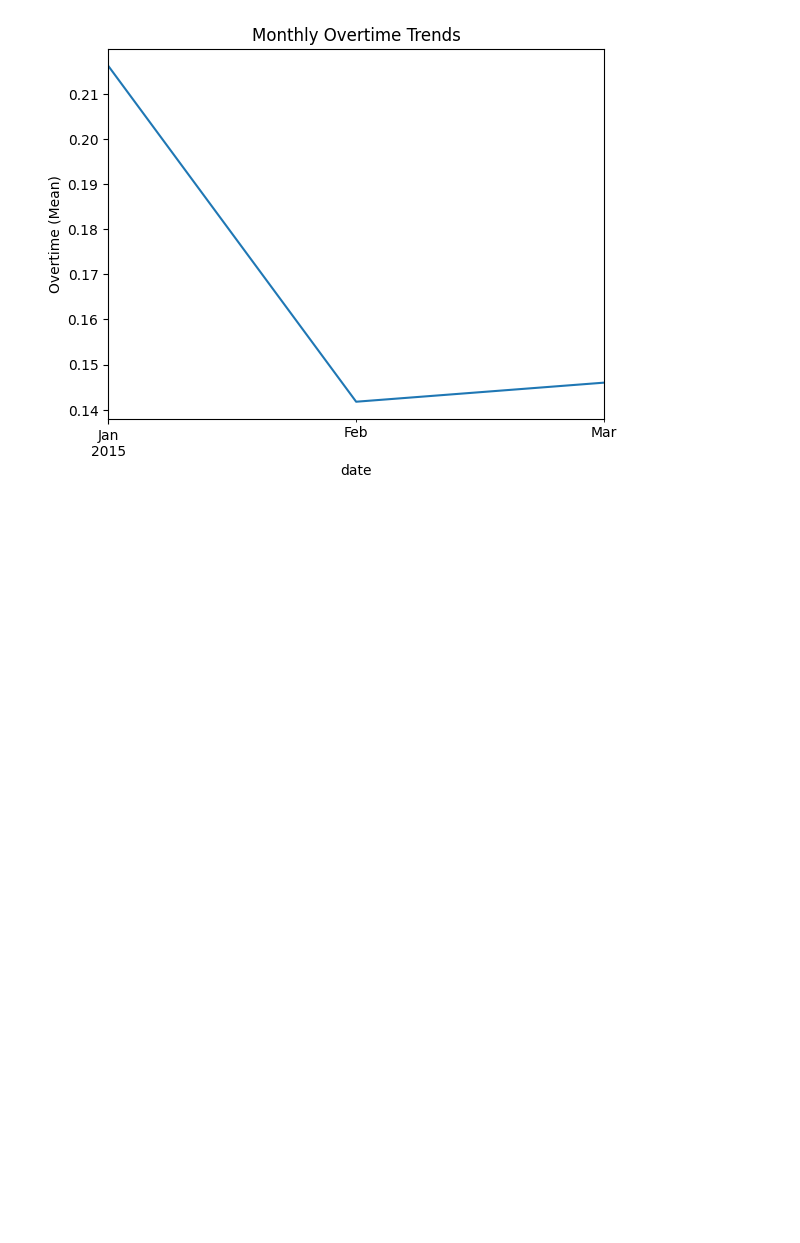
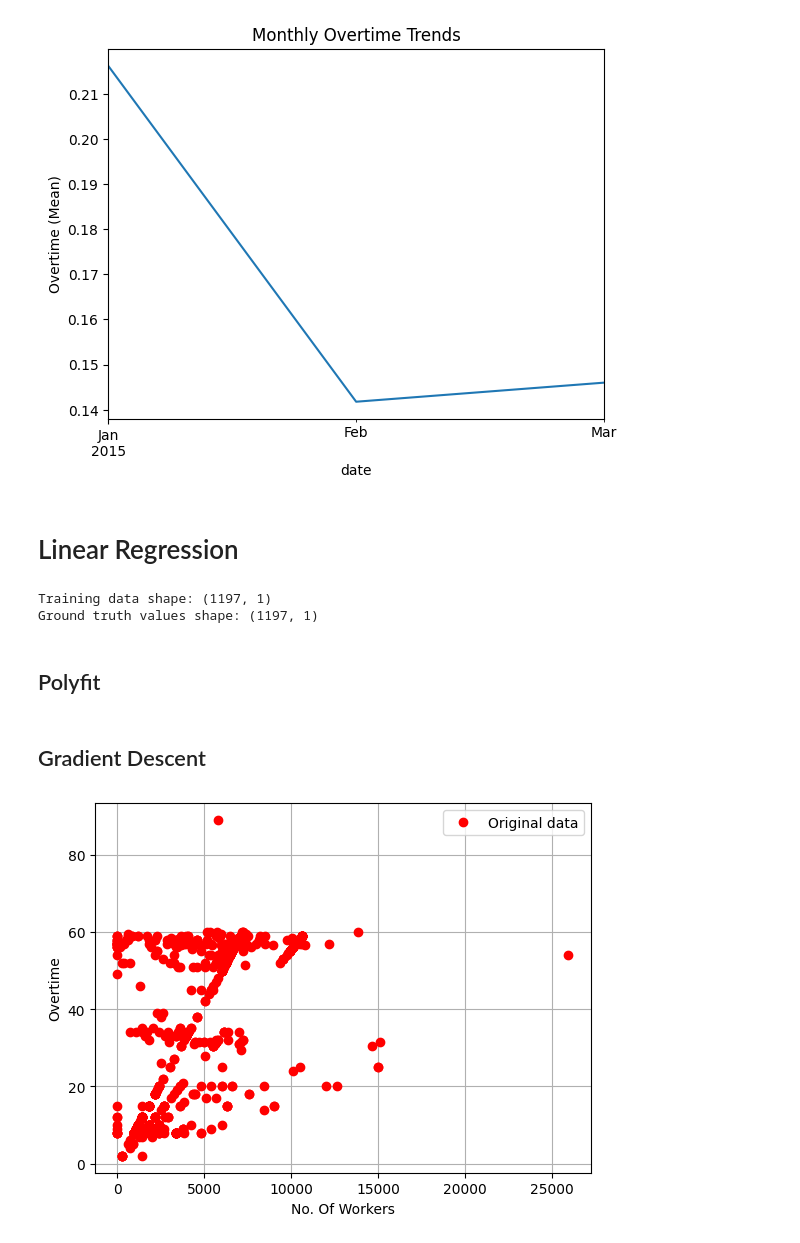
Before and after one commit to jordanchong911/Garments, a Jupyter notebook: garments.ipynb, the cells around one changed output. Cells and saved outputs as stored; diff of their text form; code cells hidden in the pictures; blank space fills up the shorter version.

```diff
--- a/garments.ipynb
+++ b/garments.ipynb
@@ -312,3 +312,41 @@ plt.ylabel('Overtime (Mean)')
 plt.show()
 # %% [output]
 [figure]
+# %% [markdown]
+# Linear Regression
+# %%
+import csv
+import numpy as np
+
+
+with open('garments.csv', 'r') as csv_file:
+    raw_data = csv.reader(csv_file)
+    next(csv_file)
+    X_garments = np.empty((0, 1), int)
+    y_garments = np.empty((0, 1), int)
+    for row in raw_data:
+        X_garments = np.vstack([X_garments, np.array([int(row[8])])])  # column for overtime
+        y_garments = np.append(y_garments, np.array([float(row[13])]))    # column for no of workers
+
+y_garments = np.expand_dims(y_garments, 1)
+
+print('Training data shape:', X_garments.shape)
+print('Ground truth values shape:', y_garments.shape)
+# %% [output]
+Training data shape: (1197, 1)
+Ground truth values shape: (1197, 1)
+# %% [markdown]
+## Polyfit
+# %% [markdown]
+## Gradient Descent
+# %%
+fig, ax = plt.subplots()
+ax.plot(X_garments, y_garments, 'ro', label='Original data')
+
+plt.ylabel('Overtime')
+plt.xlabel('No. Of Workers')
+ax.legend()
+plt.grid()
+plt.show()
+# %% [output]
+[figure, added]
```
Also changed, not shown: parts of 10 cells of this notebook.
